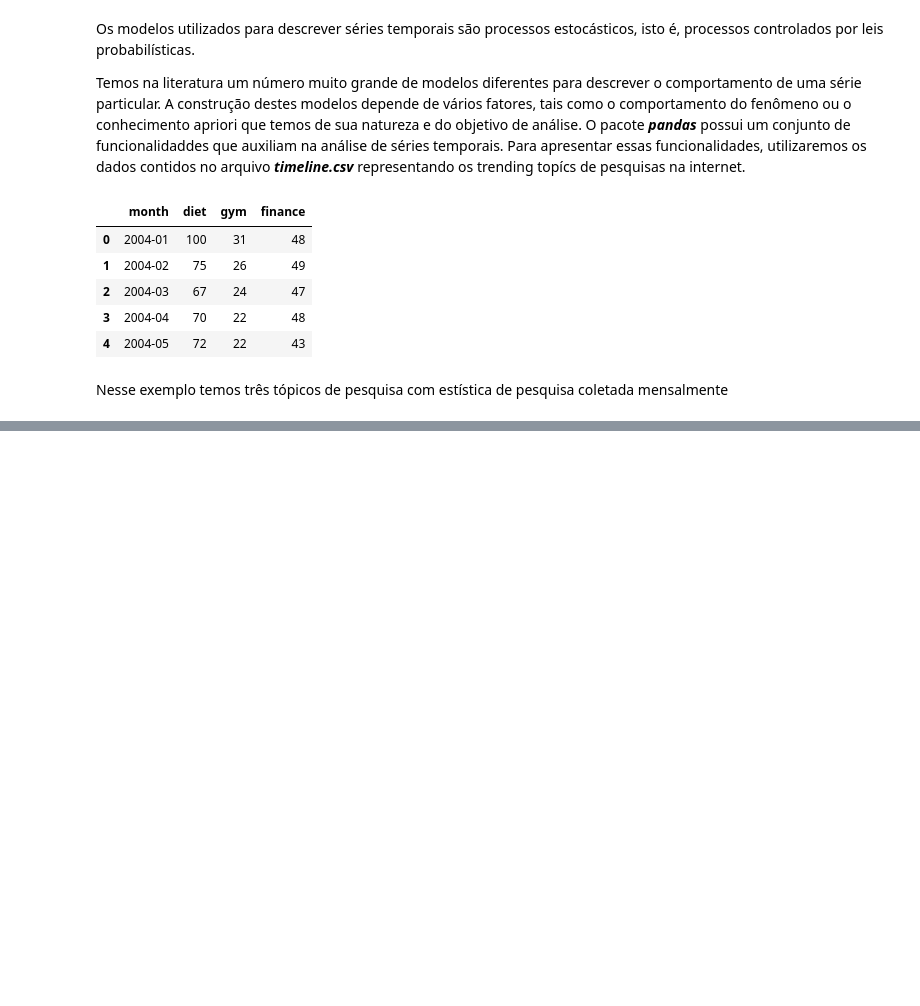
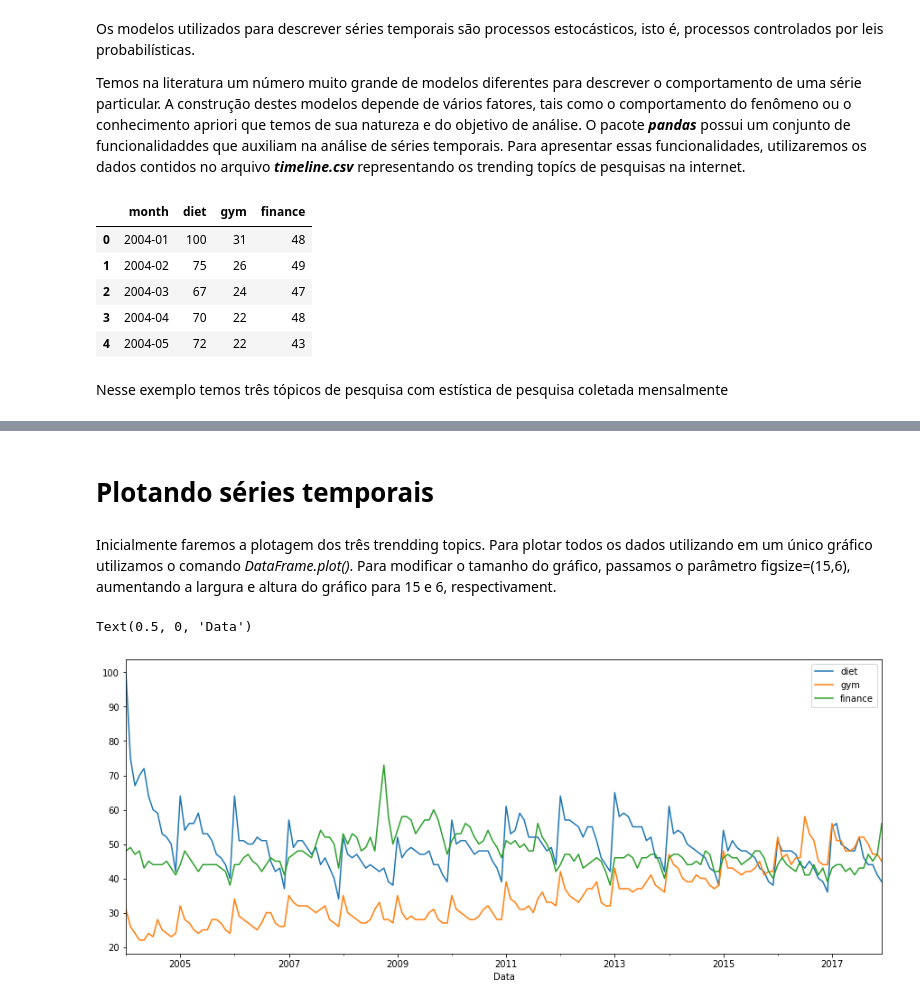
Before and after one commit to Pedro-Landin/Time_Series, a Jupyter notebook: pandas_series1.ipynb, the cells around one changed output, grey strips where cells are left out. Drawn from its saved outputs; the diff is of its cells as text; code cells hidden in the pictures; blank space fills up the shorter version.

Commit message:
Iniciando Séries Temporais

```diff
--- a/pandas_series1.ipynb
+++ b/pandas_series1.ipynb
@@ -29,0 +50,3 @@ Nesse exemplo temos três tópicos de pesquisa com estística de pesquisa coleta
+# %%
+df.month = pd.to_datetime(df.month)
+df.info()
@@ -29,0 +67,3 @@ Nesse exemplo temos três tópicos de pesquisa com estística de pesquisa coleta
+# %%
+df.set_index('month', inplace=True)
+df.info()
@@ -29,0 +93,10 @@ Nesse exemplo temos três tópicos de pesquisa com estística de pesquisa coleta
+# %% [markdown]
+# Plotando séries temporais
+# %% [markdown]
+Inicialmente faremos a plotagem dos três trendding topics. Para plotar todos os dados utilizando em um único gráfico utilizamos o comando *DataFrame.plot()*. Para modificar o tamanho do gráfico, passamos o parâmetro figsize=(15,6), aumentando a largura e altura do gráfico para 15 e 6, respectivament.
+# %%
+df.plot(figsize=(15, 6))
+plt.xlabel('Data')
+# %% [output]
+Text(0.5, 0, 'Data')
+[figure, added]
```
Also changed, not shown: parts of 18 cells of this notebook.
